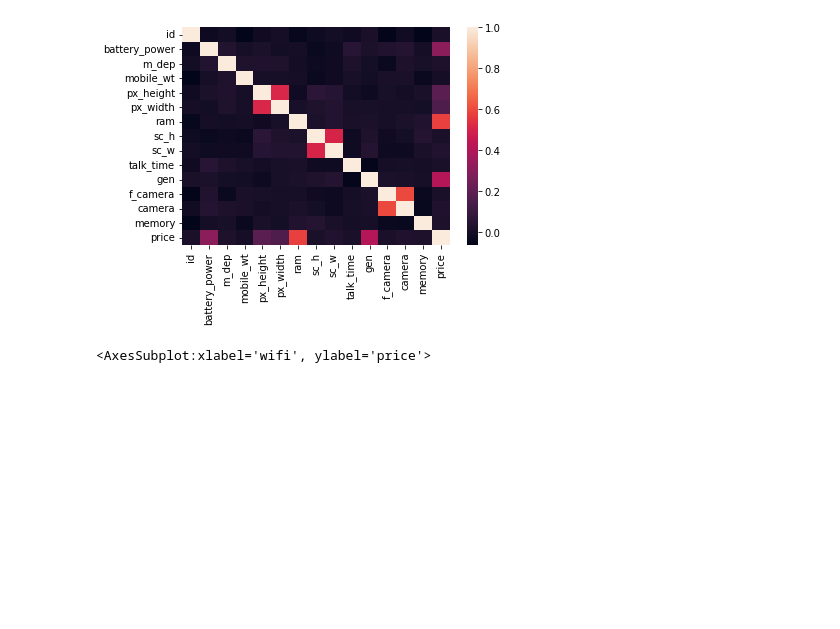
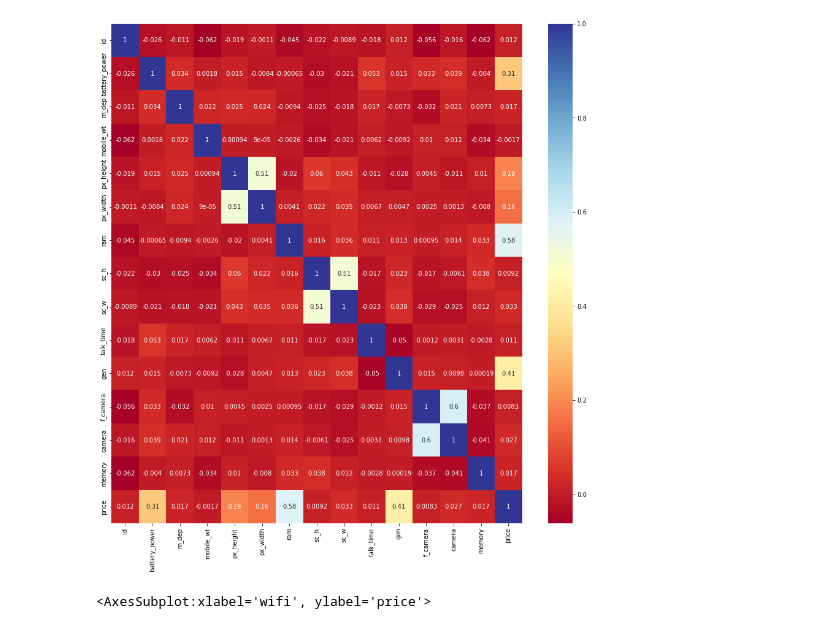
Before and after one commit to yuvalBerghaus/Data_Analysis, a Jupyter notebook: Task3/Task_3.ipynb, the cells around one changed output. Cells and saved outputs as stored; diff of their text form; code cells hidden in the pictures; blank space fills up the shorter version.

```diff
--- a/Task3/Task_3.ipynb
+++ b/Task3/Task_3.ipynb
@@ -9,16 +9,16 @@ df = pd.read_csv('mobile_price_1.csv')
 # %%
 ### task 1 -
 ### 1. Plot a correlation heatmap
 ### of the data set and include it.
 
 # Calculate the pairwise correlations
 corr = df.corr()
-
+fix, ax = plt.subplots(figsize=(15,15))
 # Plot the heatmap
-sns.heatmap(corr, xticklabels=corr.columns, yticklabels=corr.columns)
+sns.heatmap(corr, xticklabels=corr.columns, yticklabels=corr.columns, annot=True, cmap='RdYlBu', )
 plt.show()
 # %% [output]
-[figure, old version]
+[figure, new version]
 # %%
 ### 2) we can see that the features that are correlated with the device price are battery power, generation, px_height and px_width, and ram
 # %%
```
Also changed, not shown: parts of 2 cells of this notebook, 1 other file.
